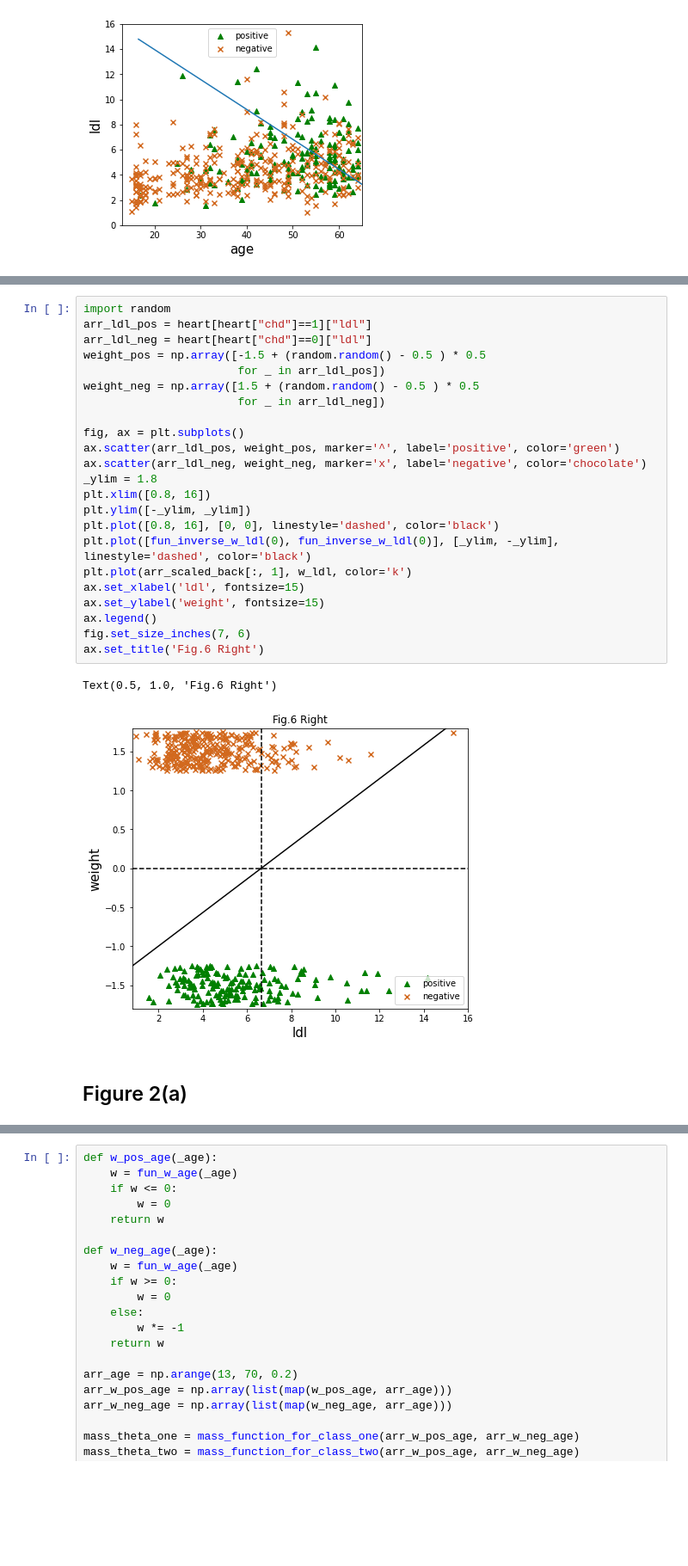
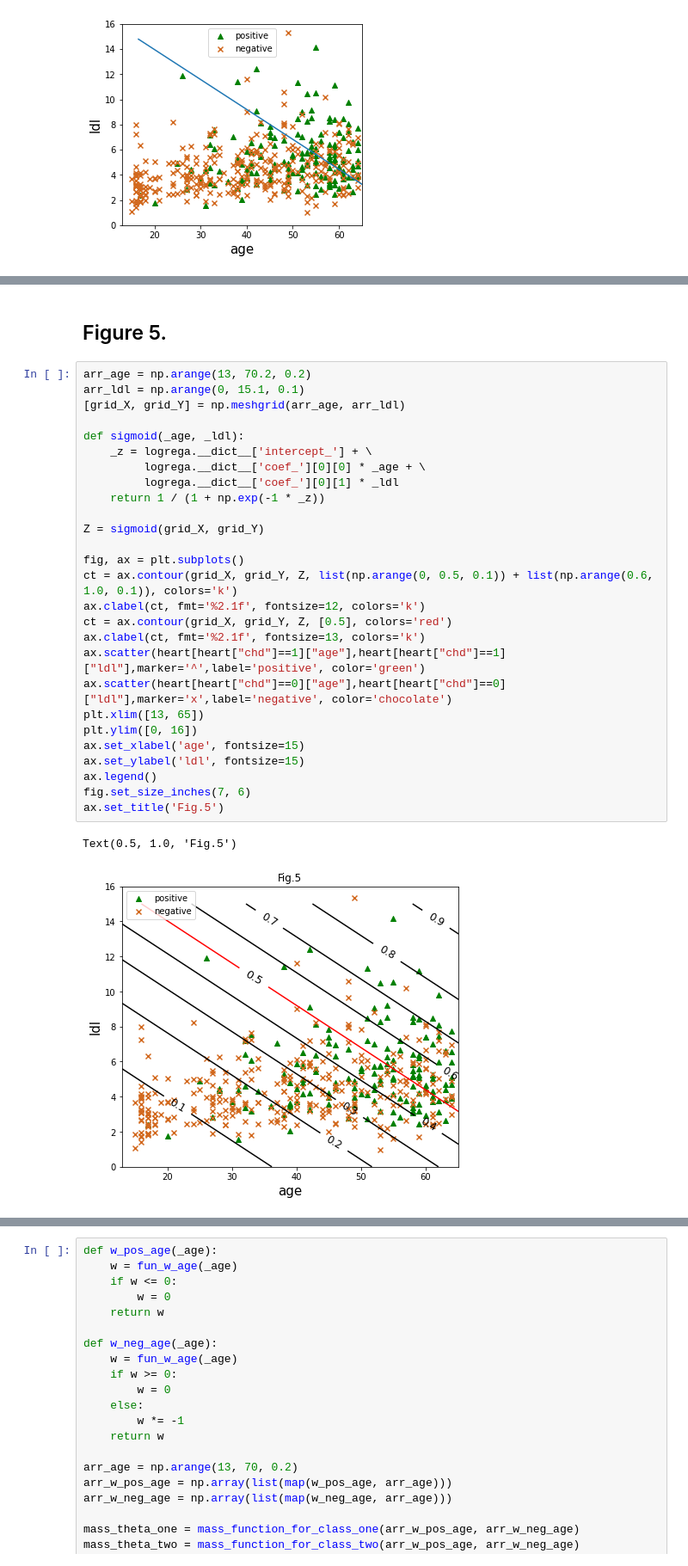
Before and after one commit to evidentiallab/Lunde_Chen_NN_Belief_Reproduction, a Jupyter notebook: NNBeliefWithSklearn.ipynb, the cells around one changed output, grey strips where cells are left out. Shown at 86% size. Saved outputs shown, nothing was run; the diff lists cells and outputs as text; blank space fills up the shorter version.

```diff
--- a/NNBeliefWithSklearn.ipynb
+++ b/NNBeliefWithSklearn.ipynb
@@ -512,28 +329,32 @@ Text(0.5, 1.0, 'Fig.6 Left')
-# %%
-import random
-arr_ldl_pos = heart[heart["chd"]==1]["ldl"]
-arr_ldl_neg = heart[heart["chd"]==0]["ldl"]
-weight_pos = np.array([-1.5 + (random.random() - 0.5 ) * 0.5
-                       for _ in arr_ldl_pos])
-weight_neg = np.array([1.5 + (random.random() - 0.5 ) * 0.5
-                       for _ in arr_ldl_neg])
-
-fig, ax = plt.subplots()
-ax.scatter(arr_ldl_pos, weight_pos, marker='^', label='positive', color='green')
-ax.scatter(arr_ldl_neg, weight_neg, marker='x', label='negative', color='chocolate')
-_ylim = 1.8
-plt.xlim([0.8, 16])
-plt.ylim([-_ylim, _ylim])
-plt.plot([0.8, 16], [0, 0], linestyle='dashed', color='black')
-plt.plot([fun_inverse_w_ldl(0), fun_inverse_w_ldl(0)], [_ylim, -_ylim], linestyle='dashed', color='black')
-plt.plot(arr_scaled_back[:, 1], w_ldl, color='k')
-ax.set_xlabel('ldl', fontsize=15)
-ax.set_ylabel('weight', fontsize=15)
-ax.legend()
-fig.set_size_inches(7, 6)
-ax.set_title('Fig.6 Right')
-# %% [output]
-Text(0.5, 1.0, 'Fig.6 Right')
-[figure, removed]
-# %% [markdown]
-## Figure 2(a)
+# %% [markdown]
+## Figure 5.
+# %%
+arr_age = np.arange(13, 70.2, 0.2)
+arr_ldl = np.arange(0, 15.1, 0.1)
+[grid_X, grid_Y] = np.meshgrid(arr_age, arr_ldl)
+
+def sigmoid(_age, _ldl):
+    _z = logrega.__dict__['intercept_'] + \
+         logrega.__dict__['coef_'][0][0] * _age + \
+         logrega.__dict__['coef_'][0][1] * _ldl
+    return 1 / (1 + np.exp(-1 * _z))
+
+Z = sigmoid(grid_X, grid_Y)
+
+fig, ax = plt.subplots()
+ct = ax.contour(grid_X, grid_Y, Z, list(np.arange(0, 0.5, 0.1)) + list(np.arange(0.6, 1.0, 0.1)), colors='k')
+ax.clabel(ct, fmt='%2.1f', fontsize=12, colors='k')
+ct = ax.contour(grid_X, grid_Y, Z, [0.5], colors='red')
+ax.clabel(ct, fmt='%2.1f', fontsize=13, colors='k')
+ax.scatter(heart[heart["chd"]==1]["age"],heart[heart["chd"]==1]["ldl"],marker='^',label='positive', color='green')
+ax.scatter(heart[heart["chd"]==0]["age"],heart[heart["chd"]==0]["ldl"],marker='x',label='negative', color='chocolate')
+plt.xlim([13, 65])
+plt.ylim([0, 16])
+ax.set_xlabel('age', fontsize=15)
+ax.set_ylabel('ldl', fontsize=15)
+ax.legend()
+fig.set_size_inches(7, 6)
+ax.set_title('Fig.5')
+# %% [output]
+Text(0.5, 1.0, 'Fig.5')
+[figure, added]
```
Also changed, not shown: parts of 72 cells of this notebook.
